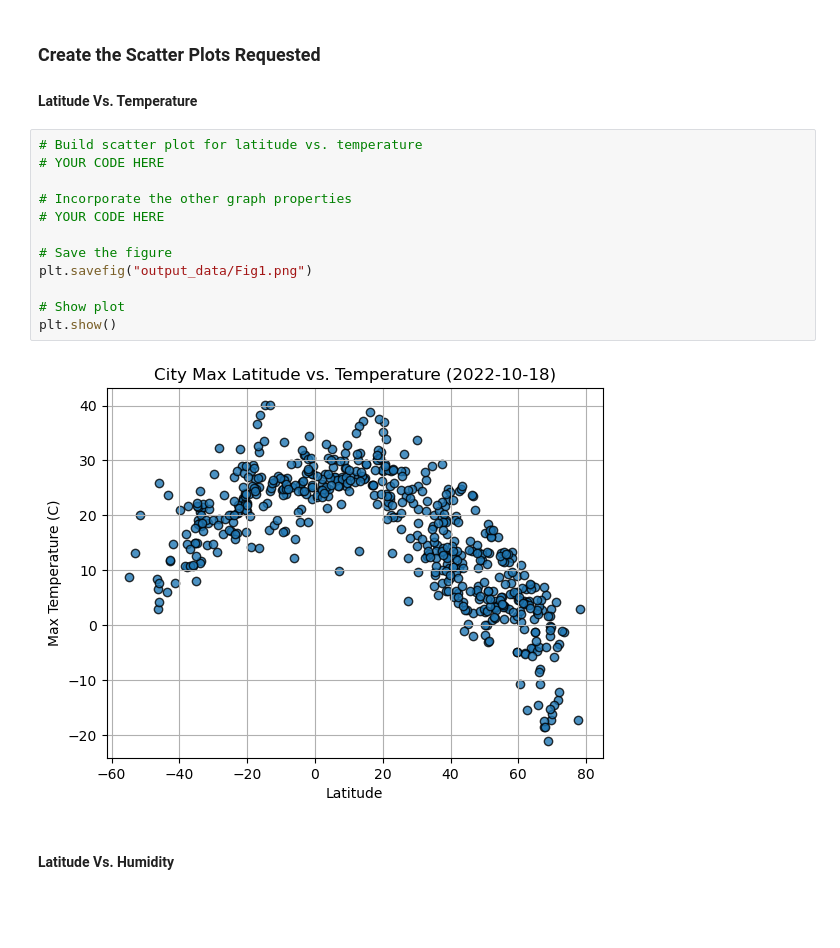
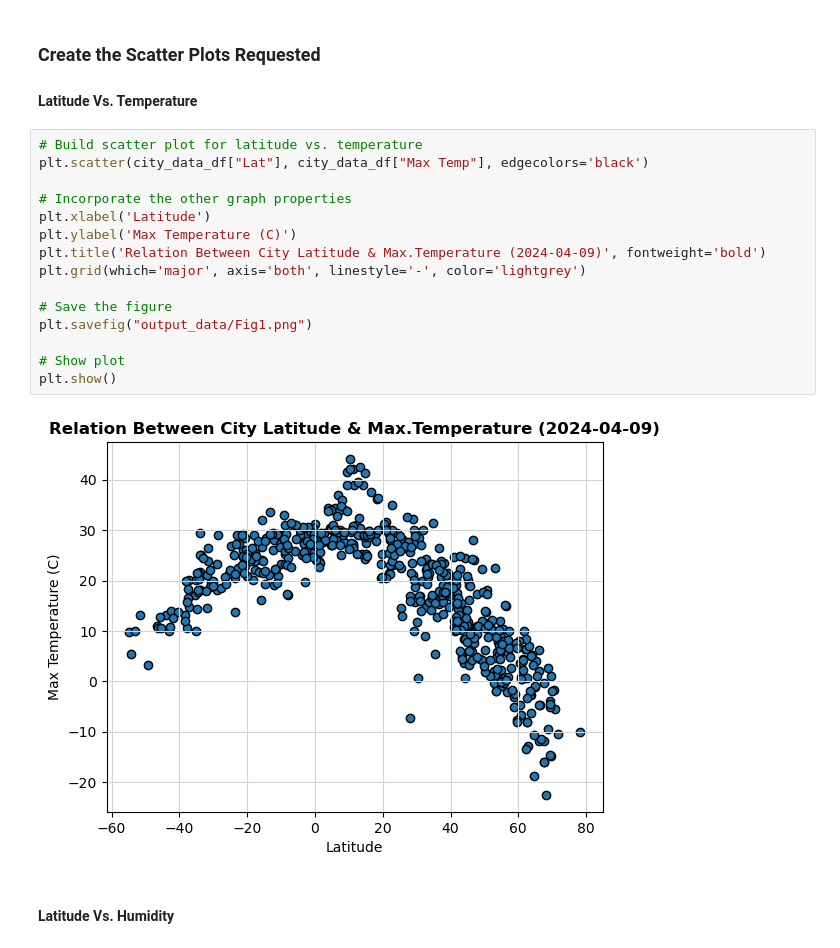
Before and after one commit to Sempi23/python-api-challenge, a Jupyter notebook: WeatherPy.ipynb, the cells around one changed output. Drawn from its saved outputs; the diff is of its cells as text; blank space fills up the shorter version.

```diff
--- a/WeatherPy.ipynb
+++ b/WeatherPy.ipynb
@@ -280,18 +266,21 @@ city_data_df.head()
 #### Latitude Vs. Temperature
 # %%
 # Build scatter plot for latitude vs. temperature
-# YOUR CODE HERE
+plt.scatter(city_data_df["Lat"], city_data_df["Max Temp"], edgecolors='black')
 
 # Incorporate the other graph properties
-# YOUR CODE HERE
+plt.xlabel('Latitude')
+plt.ylabel('Max Temperature (C)')
+plt.title('Relation Between City Latitude & Max.Temperature (2024-04-09)', fontweight='bold')
+plt.grid(which='major', axis='both', linestyle='-', color='lightgrey')
 
 # Save the figure
 plt.savefig("output_data/Fig1.png")
 
 # Show plot
 plt.show()
 # %% [output]
-[figure, old version]
+[figure, new version]
 # %% [markdown]
 #### Latitude Vs. Humidity
 # %%
```
Also changed, not shown: parts of 49 cells of this notebook, 15 other files.
